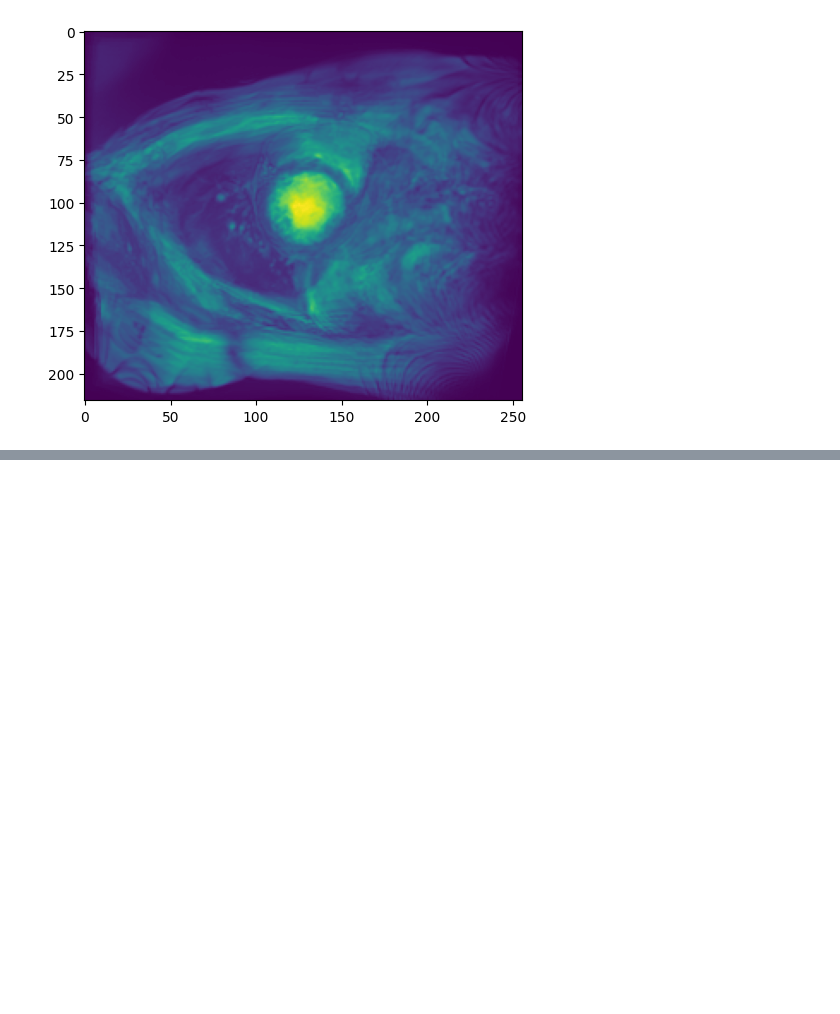
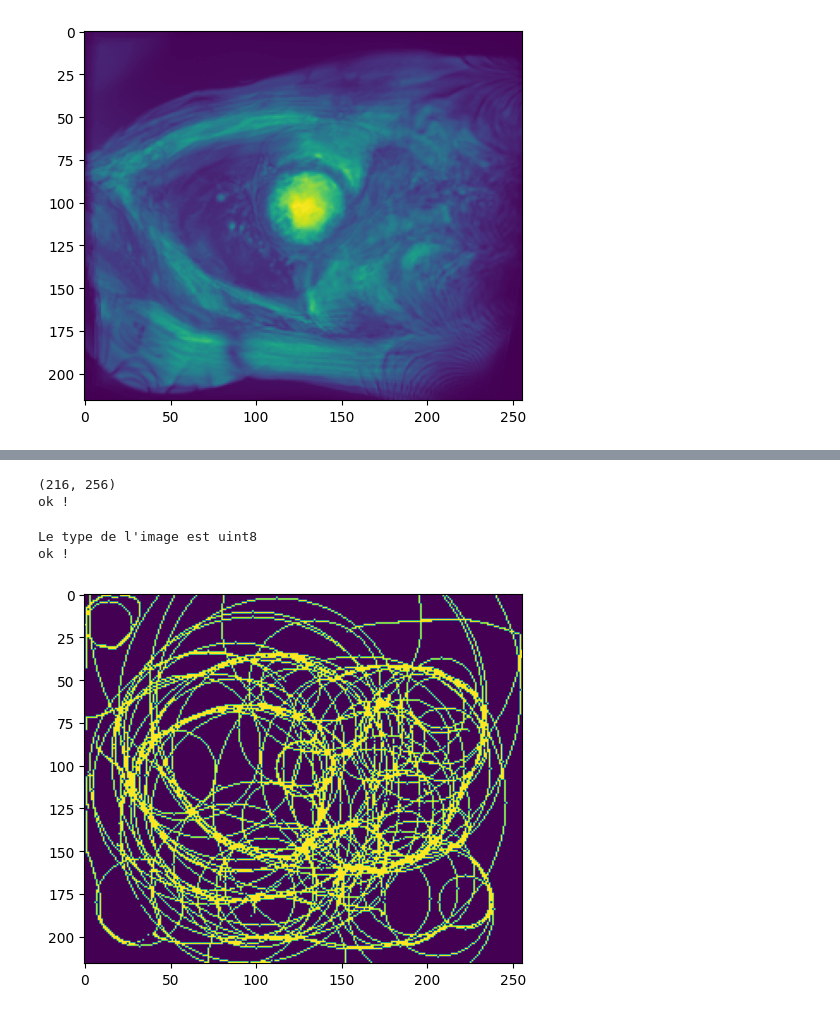
Before and after one commit to Bastaxeloux/proj3dt, a Jupyter notebook: ebauche.ipynb, the cells around one changed output, grey strips where cells are left out. Drawn from its saved outputs; the diff is of its cells as text; code cells hidden in the pictures; blank space fills up the shorter version.

Commit message:
hough working !!

```diff
--- a/ebauche.ipynb
+++ b/ebauche.ipynb
@@ -109,0 +171,27 @@ No circles found
+# %%
+import cv2 as cv
+
+pre_hough = img_seuil.astype(np.uint8)
+
+# plt.imshow(pre_hough)
+print(pre_hough.shape)
+
+if pre_hough is None:
+    print("Error loading")
+    exit(-1)
+else :
+    pre_hough.dtype
+    grey_blur = cv.GaussianBlur(edges,(5,5),2)
+    grey_blur_norm = cv.normalize(edges, dst=None, alpha=0,beta=255,norm_type=cv.NORM_MINMAX, dtype=cv.CV_8U)
+    # plt.imshow(pre_hough)
+    # plt.imshow(edges)
+    circles=cv.HoughCircles(edges,cv.HOUGH_GRADIENT, dp=1,minDist=10, param1=151, param2=29, minRadius=0, maxRadius=0)
+
+# HoughCircles
+if circles is None:
+    print("problemeeeeee")
+else:
+    print("ok !")
+# %% [output]
+(216, 256)
+ok !
@@ -109,0 +212,43 @@ No circles found
+# %%
+def tf_mag(image):
+    # On calcule la TF
+    tf = np.fft.fftn(image[0,:,:,:], axes=[2])
+    mag = np.abs(tf)
+    # On va conserver la composante de Hilbert :
+    pre_image = mag[:,:,0]
+    return pre_image
+# %%
+def traitement_hough(image):
+    if image is None:
+        print("Error loading image")
+        exit(-1)
+    else :
+        print(f"Le type de l'image est {image.dtype}")
+        grey_blur = cv.GaussianBlur(image,(5,5),2)
+        grey_blur_norm = cv.normalize(grey_blur, dst=None, alpha=0,beta=255,norm_type=cv.NORM_MINMAX, dtype=cv.CV_8U)
+        plt.imshow(grey_blur_norm)
+        # plt.imshow(edges)
+        circles=cv.HoughCircles(grey_blur_norm,cv.HOUGH_GRADIENT, dp=1,minDist=10, param1=151, param2=29, minRadius=0, maxRadius=0)
+
+    # HoughCircles
+    if circles is None:
+        print("Pas de cercles trouvés")
+    else:
+        print("ok !")
+
+    return circles
+# %%
+def canny(image,sigma=5):
+    edges_float = feature.canny(image,sigma)
+    edges = (edges_float*255).astype(np.uint8)
+    return edges
+# %%
+im_entree = patient.t1.data
+im_tf = tf_mag(im_entree)
+im_canny = canny(im_tf, sigma=9)
+circles = traitement_hough(im_canny)
+plot_circles(im_canny, circles)
+# %% [output]
+Le type de l'image est uint8
+ok !
+[figure, added]
```
Also changed, not shown: parts of 14 cells of this notebook.
